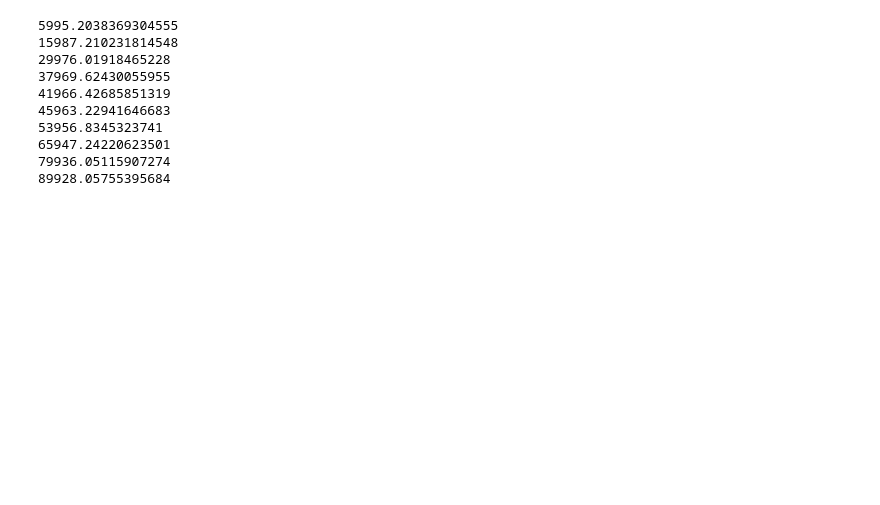
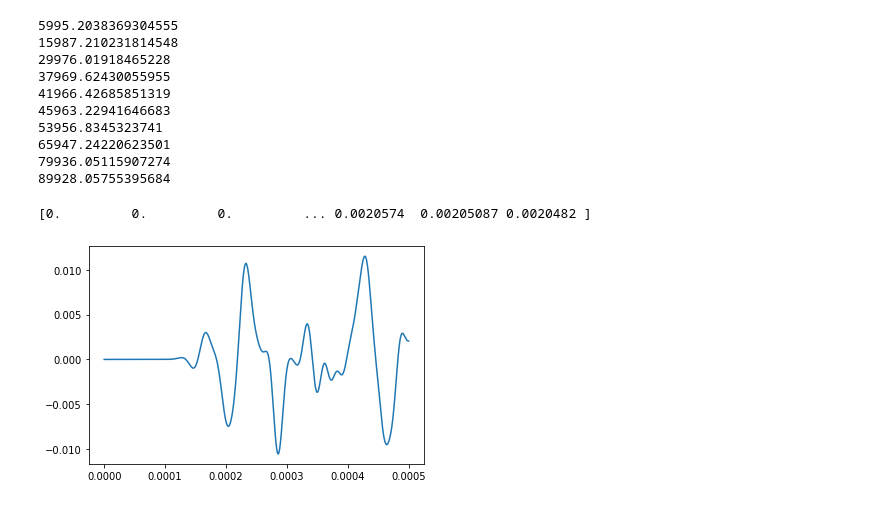
Before and after one commit to shirafuji/graduation_thesis, a Jupyter notebook: machine_learning_master/fft_sample.ipynb, the cells around one changed output. Cells and saved outputs as stored; diff of their text form; code cells hidden in the pictures; blank space fills up the shorter version.

```diff
--- a/machine_learning_master/fft_sample.ipynb
+++ b/machine_learning_master/fft_sample.ipynb
@@ -14,7 +14,7 @@ with open(one_hole_path) as fs1:
 # %%
 import numpy as np
 import matplotlib.pyplot as plt
-example = np.array(vibration_data2[0], dtype=float)
+example = np.array(vibration_data2[50], dtype=float)
 # %%
 x = range(len(example))
 time_list = []
@@ -66,6 +66,6 @@ plt.show()
 # %%
 from scipy import signal
-maxid = signal.argrelmax(Amp[1:int(N/2/20)], order=1) #最大値
+maxid = signal.argrelmax(Amp[1:int(N/2)], order=1) #最大値
 # %%
 rep_index = maxid[0]
 print(rep_index)
@@ -165,6 +158,8 @@ plt.show()
 # %%
 from scipy import signal
-maxid = signal.argrelmax(Amp[1:int(N/2/10)], order=1) #最大値
+maxid = signal.argrelmax(Amp[1:int(N/2)], order=1) #最大値
 rep_index = maxid[0]
+for h in range(len(rep_index)):
+    print(freq[1:int(N/2)][rep_index[h]])
 # %%
 for h in range(len(rep_index)):
@@ -182,0 +332,17 @@ for h in range(len(rep_index)):
+# %%
+example1 = position_one_data2[5]
+example2 = position_two_data2[5]
+example5 = position_five_data2[5]
+# %%
+print(example2-example1)
+# %% [output]
+[0.         0.         0.         ... 0.0020574  0.00205087 0.0020482 ]
+# %%
+x = range(len(example2))
+time_list = []
+for h in range(len(x)):
+    time_list.append(h*0.0000004)
+plt.plot(time_list,(example2-example1))
+plt.show()
+# %% [output]
+[figure, added]
```
Also changed, not shown: parts of 24 cells of this notebook, 9 other files.
